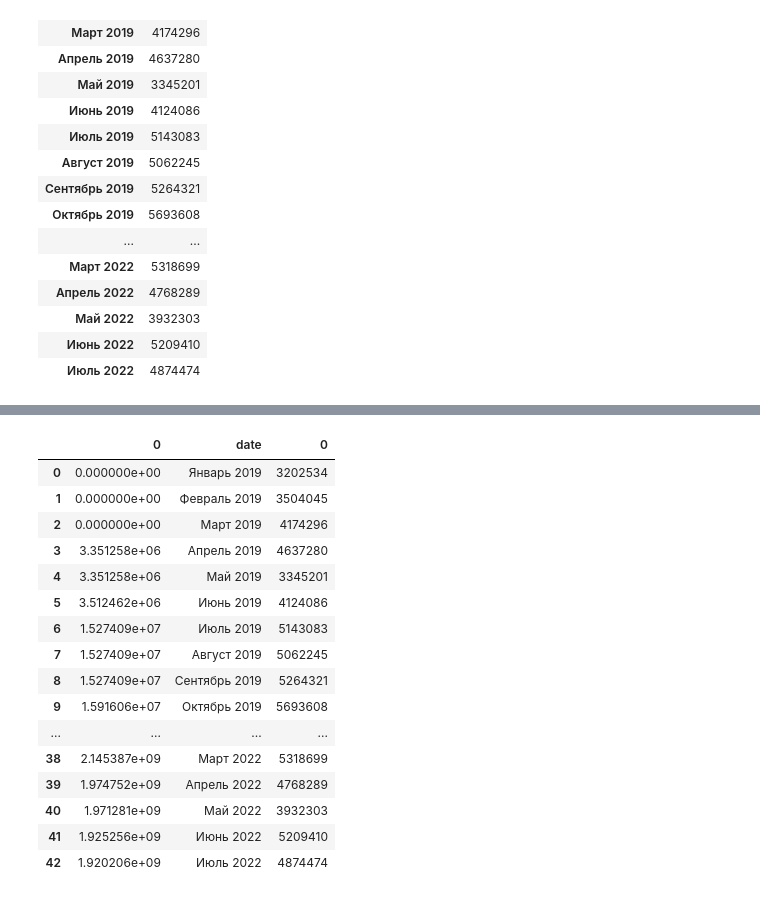
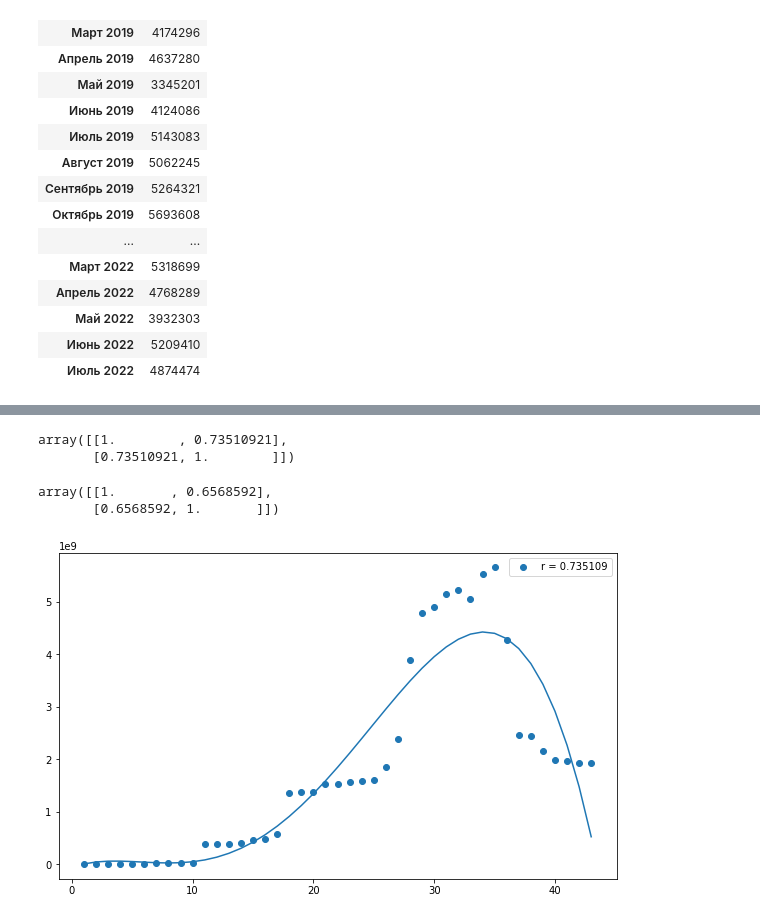
Before and after one commit to lisa2271/Praktika, a Jupyter notebook: praktika.ipynb, the cells around one changed output, grey strips where cells are left out. Saved outputs shown, nothing was run; the diff lists cells and outputs as text; code cells hidden in the pictures.

```diff
--- a/praktika.ipynb
+++ b/praktika.ipynb
@@ -304,22 +307,0 @@ Index([0, 'date', 0], dtype='object')
-# %%
-data1.rename(columns={'0': 'amount',}, inplace=True)
-# %%
-data1
-# %% [output]
-|  | 0 | date | 0 |
-| 0 | 0.000000e+00 | Январь 2019 | 3202534 |
-| 1 | 0.000000e+00 | Февраль 2019 | 3504045 |
-| 2 | 0.000000e+00 | Март 2019 | 4174296 |
-| 3 | 3.351258e+06 | Апрель 2019 | 4637280 |
-| 4 | 3.351258e+06 | Май 2019 | 3345201 |
-| 5 | 3.512462e+06 | Июнь 2019 | 4124086 |
-| 6 | 1.527409e+07 | Июль 2019 | 5143083 |
-| 7 | 1.527409e+07 | Август 2019 | 5062245 |
-| 8 | 1.527409e+07 | Сентябрь 2019 | 5264321 |
-| 9 | 1.591606e+07 | Октябрь 2019 | 5693608 |
-| ... | ... | ... | ... |
-| 38 | 2.145387e+09 | Март 2022 | 5318699 |
-| 39 | 1.974752e+09 | Апрель 2022 | 4768289 |
-| 40 | 1.971281e+09 | Май 2022 | 3932303 |
-| 41 | 1.925256e+09 | Июнь 2022 | 5209410 |
-| 42 | 1.920206e+09 | Июль 2022 | 4874474 |
@@ -325,0 +310,5 @@ data1
+# %%
+r1
+# %% [output]
+array([[1.        , 0.73510921],
+       [0.73510921, 1.        ]])
@@ -325,0 +317,18 @@ data1
+# %%
+r2
+# %% [output]
+array([[1.       , 0.6568592],
+       [0.6568592, 1.       ]])
+# %%
+x = data1.N
+y = data1.amount
+z = np.polyfit (x, y, 4 )
+p = np.poly1d (z)
+
+plt.figure(figsize=(10,6))
+plt.scatter(x,y)
+plt.plot (x, p(x))
+plt.legend(['r = 0.735109'])
+plt.show()
+# %% [output]
+[figure, added]
```
Also changed, not shown: parts of 11 cells of this notebook.
